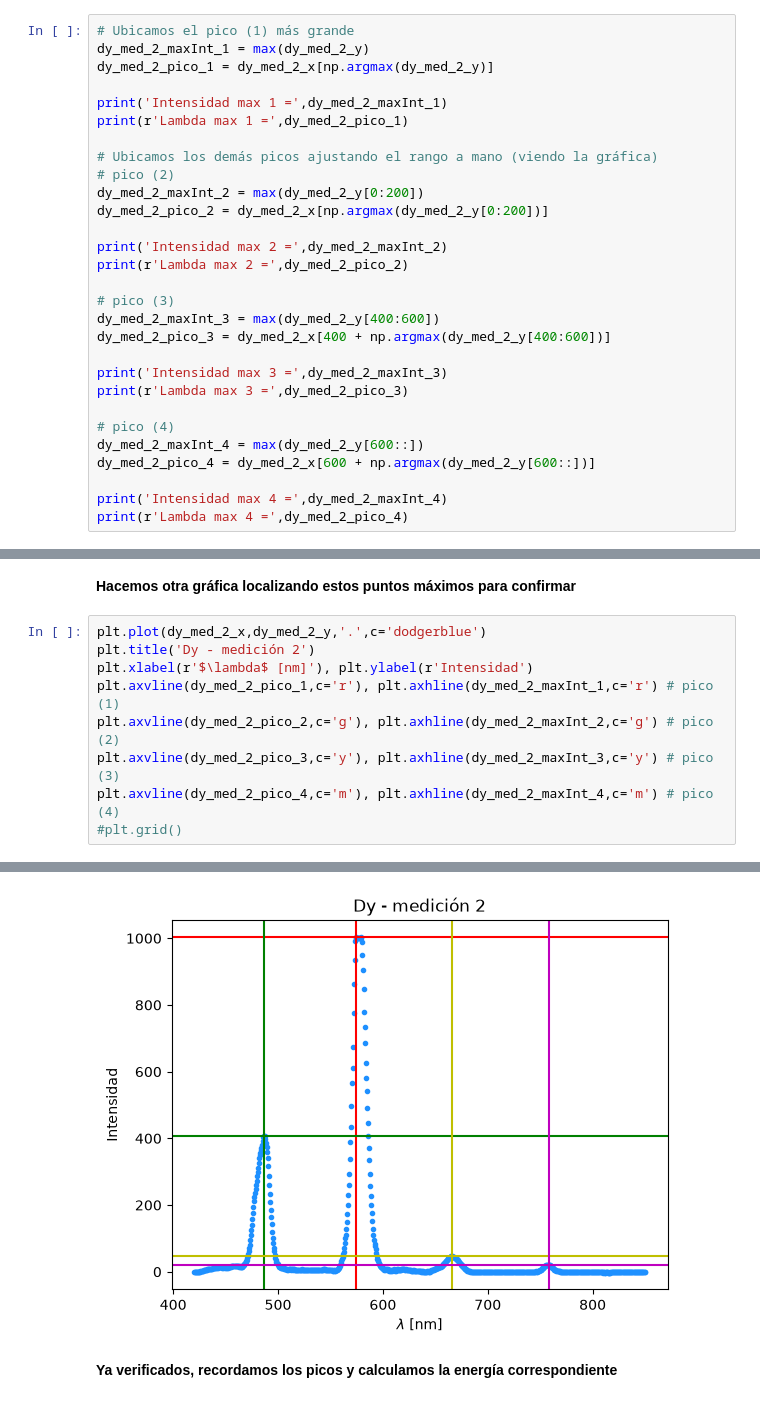
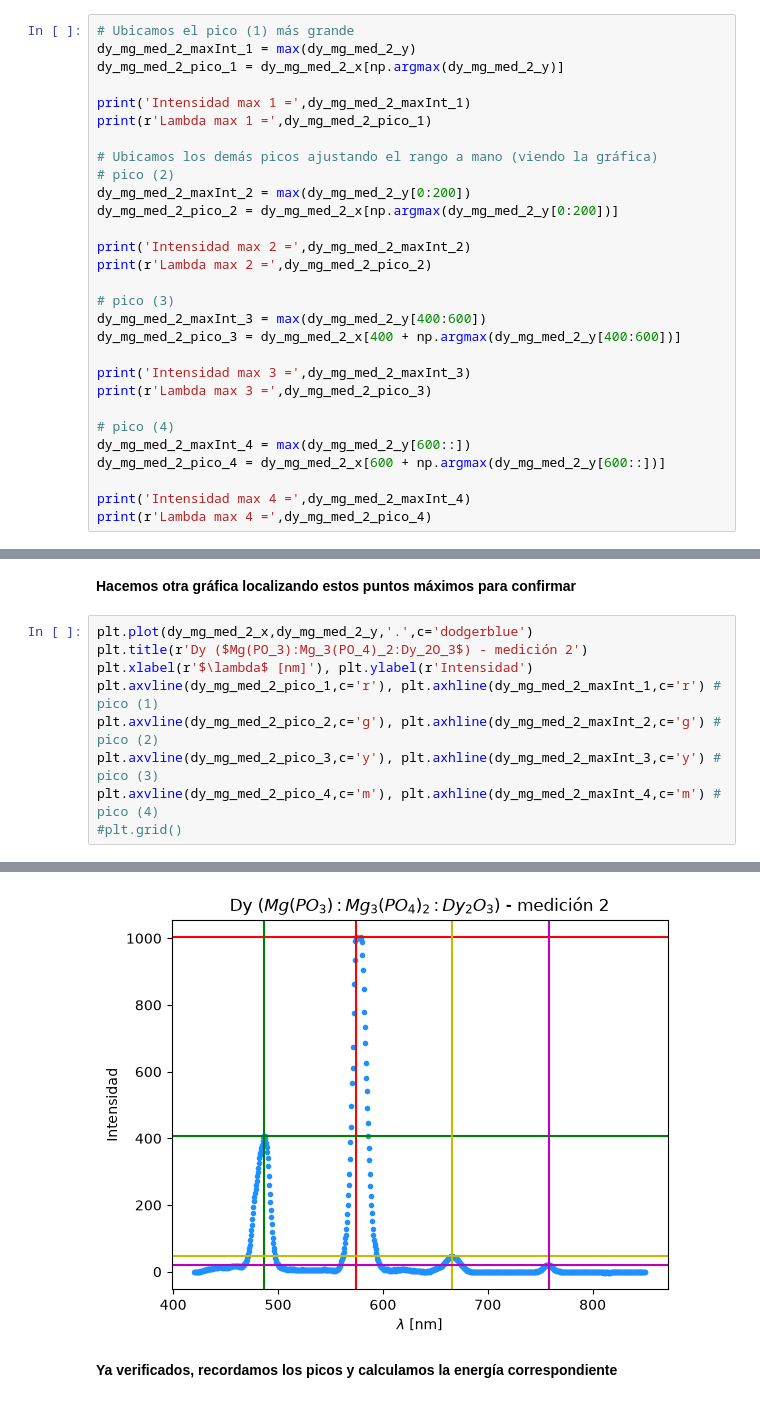
Before and after one commit to Alexi5omg/Labo-Contemporanea-I, a Jupyter notebook: P2-Propiedades_Opticas_Tierras_Raras/Analisis-P2.ipynb, the cells around one changed output, grey strips where cells are left out. Drawn from its saved outputs; the diff is of its cells as text.

```diff
--- a/P2-Propiedades_Opticas_Tierras_Raras/Analisis-P2.ipynb
+++ b/P2-Propiedades_Opticas_Tierras_Raras/Analisis-P2.ipynb
@@ -202,33 +203,33 @@ plt.grid()
 **Calculamos cada pico**
 # %%
 # Ubicamos el pico (1) más grande
-dy_med_2_maxInt_1 = max(dy_med_2_y)
-dy_med_2_pico_1 = dy_med_2_x[np.argmax(dy_med_2_y)]
+dy_mg_med_2_maxInt_1 = max(dy_mg_med_2_y)
+dy_mg_med_2_pico_1 = dy_mg_med_2_x[np.argmax(dy_mg_med_2_y)]
 
-print('Intensidad max 1 =',dy_med_2_maxInt_1)
-print(r'Lambda max 1 =',dy_med_2_pico_1)
+print('Intensidad max 1 =',dy_mg_med_2_maxInt_1)
+print(r'Lambda max 1 =',dy_mg_med_2_pico_1)
 
 # Ubicamos los demás picos ajustando el rango a mano (viendo la gráfica)
 # pico (2)
-dy_med_2_maxInt_2 = max(dy_med_2_y[0:200])
-dy_med_2_pico_2 = dy_med_2_x[np.argmax(dy_med_2_y[0:200])]
+dy_mg_med_2_maxInt_2 = max(dy_mg_med_2_y[0:200])
+dy_mg_med_2_pico_2 = dy_mg_med_2_x[np.argmax(dy_mg_med_2_y[0:200])]
 
-print('Intensidad max 2 =',dy_med_2_maxInt_2)
-print(r'Lambda max 2 =',dy_med_2_pico_2)
+print('Intensidad max 2 =',dy_mg_med_2_maxInt_2)
+print(r'Lambda max 2 =',dy_mg_med_2_pico_2)
 
 # pico (3)
-dy_med_2_maxInt_3 = max(dy_med_2_y[400:600])
-dy_med_2_pico_3 = dy_med_2_x[400 + np.argmax(dy_med_2_y[400:600])]
+dy_mg_med_2_maxInt_3 = max(dy_mg_med_2_y[400:600])
+dy_mg_med_2_pico_3 = dy_mg_med_2_x[400 + np.argmax(dy_mg_med_2_y[400:600])]
 
-print('Intensidad max 3 =',dy_med_2_maxInt_3)
-print(r'Lambda max 3 =',dy_med_2_pico_3)
+print('Intensidad max 3 =',dy_mg_med_2_maxInt_3)
+print(r'Lambda max 3 =',dy_mg_med_2_pico_3)
 
 # pico (4)
-dy_med_2_maxInt_4 = max(dy_med_2_y[600::])
-dy_med_2_pico_4 = dy_med_2_x[600 + np.argmax(dy_med_2_y[600::])]
+dy_mg_med_2_maxInt_4 = max(dy_mg_med_2_y[600::])
+dy_mg_med_2_pico_4 = dy_mg_med_2_x[600 + np.argmax(dy_mg_med_2_y[600::])]
 
-print('Intensidad max 4 =',dy_med_2_maxInt_4)
-print(r'Lambda max 4 =',dy_med_2_pico_4)
+print('Intensidad max 4 =',dy_mg_med_2_maxInt_4)
+print(r'Lambda max 4 =',dy_mg_med_2_pico_4)
 # %% [output]
 Intensidad max 1 = 1004.7106
 Lambda max 1 = 574.0
@@ -241,18 +242,18 @@ Lambda max 4 = 758.0
 # %% [markdown]
 **Hacemos otra gráfica localizando estos puntos máximos para confirmar**
 # %%
-plt.plot(dy_med_2_x,dy_med_2_y,'.',c='dodgerblue')
-plt.title('Dy - medición 2')
+plt.plot(dy_mg_med_2_x,dy_mg_med_2_y,'.',c='dodgerblue')
+plt.title(r'Dy ($Mg(PO_3):Mg_3(PO_4)_2:Dy_2O_3$) - medición 2')
 plt.xlabel(r'$\lambda$ [nm]'), plt.ylabel(r'Intensidad')
-plt.axvline(dy_med_2_pico_1,c='r'), plt.axhline(dy_med_2_maxInt_1,c='r') # pico (1)
-plt.axvline(dy_med_2_pico_2,c='g'), plt.axhline(dy_med_2_maxInt_2,c='g') # pico (2)
-plt.axvline(dy_med_2_pico_3,c='y'), plt.axhline(dy_med_2_maxInt_3,c='y') # pico (3)
-plt.axvline(dy_med_2_pico_4,c='m'), plt.axhline(dy_med_2_maxInt_4,c='m') # pico (4)
+plt.axvline(dy_mg_med_2_pico_1,c='r'), plt.axhline(dy_mg_med_2_maxInt_1,c='r') # pico (1)
+plt.axvline(dy_mg_med_2_pico_2,c='g'), plt.axhline(dy_mg_med_2_maxInt_2,c='g') # pico (2)
+plt.axvline(dy_mg_med_2_pico_3,c='y'), plt.axhline(dy_mg_med_2_maxInt_3,c='y') # pico (3)
+plt.axvline(dy_mg_med_2_pico_4,c='m'), plt.axhline(dy_mg_med_2_maxInt_4,c='m') # pico (4)
 #plt.grid()
 # %% [output]
 (<matplotlib.lines.Line2D at 0x...>,
  <matplotlib.lines.Line2D at 0x...>)
-[figure, old version]
+[figure, new version]
 # %% [markdown]
 **Ya verificados, recordamos los picos y calculamos la energía correspondiente**
 # %%
```
Also changed, not shown: parts of 185 cells of this notebook.
